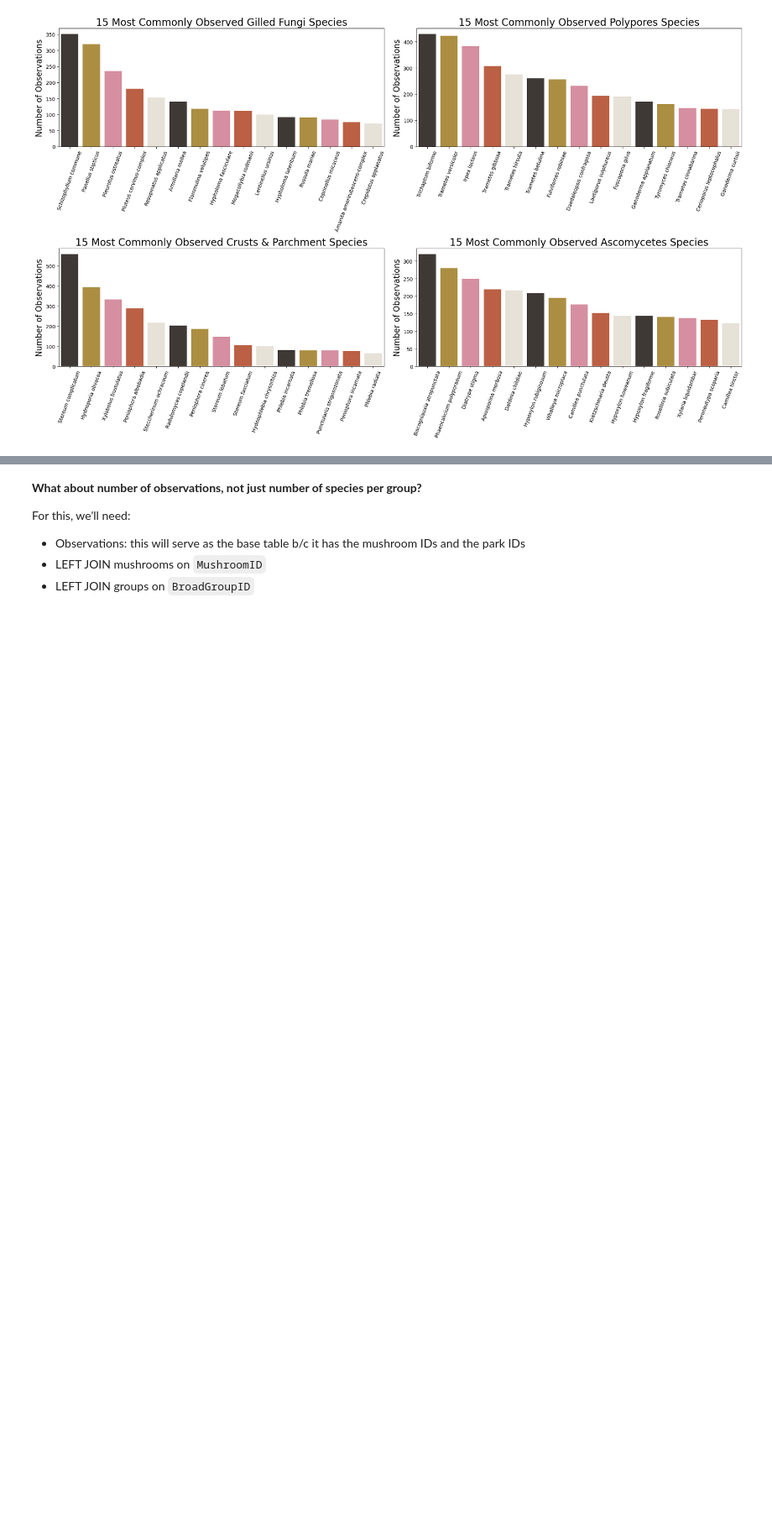
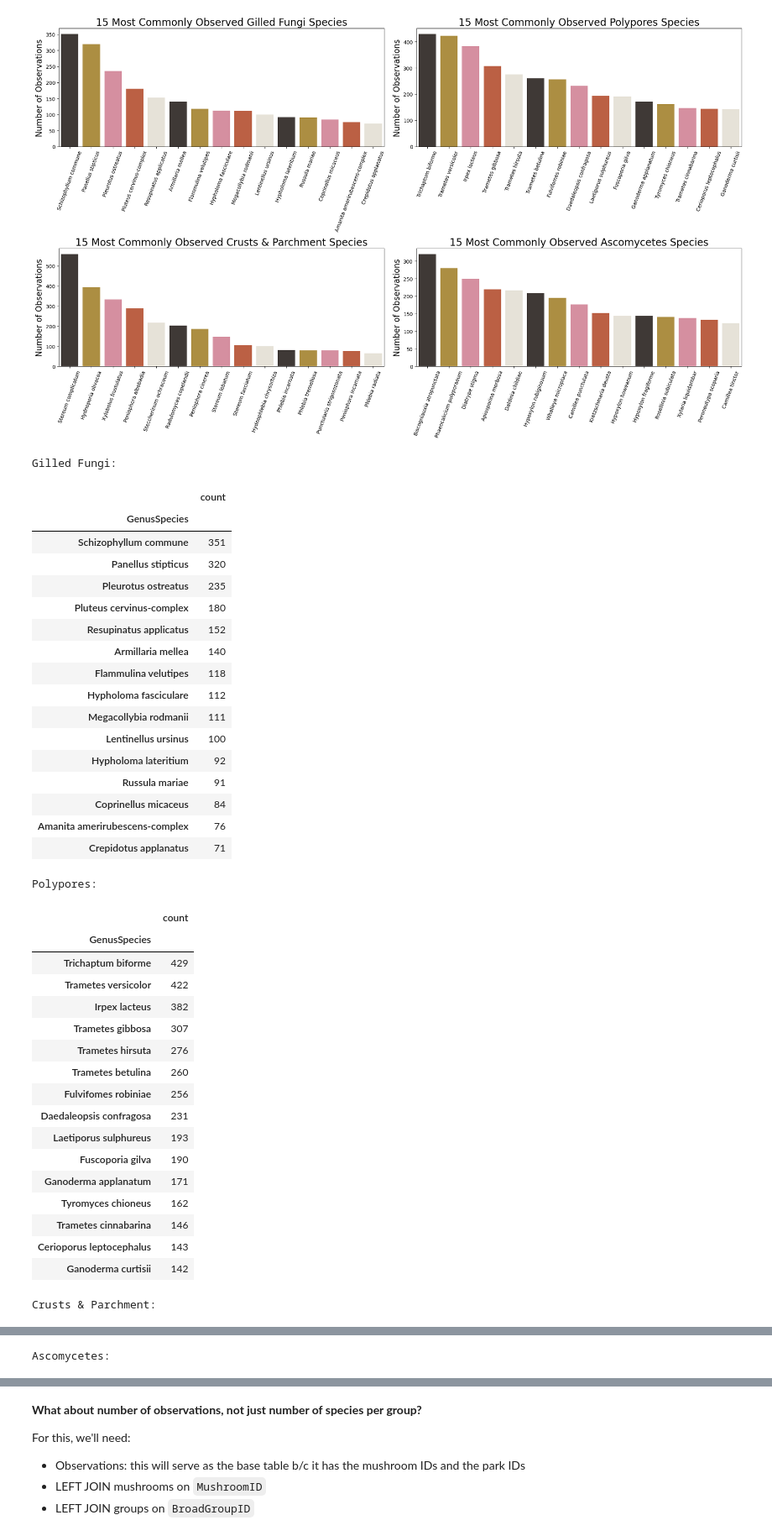
Before and after one commit to newyorkmyc/walks-list, a Jupyter notebook: common_fungi.ipynb, the cells around one changed output, grey strips where cells are left out. Shown at 84% size. Saved outputs shown, nothing was run; the diff lists cells and outputs as text; code cells hidden in the pictures; blank space fills up the shorter version.

```diff
--- a/common_fungi.ipynb
+++ b/common_fungi.ipynb
@@ -150,3 +170,47 @@ plt.savefig('./img/most_common_sp_by_broad_group.png')
 # %% [output]
 ''
 [figure]
+# %%
+for group in specific_groups:
+    print(group + ':')
+    display(pd.DataFrame(specific_group_counts
+                        .loc[specific_group_counts['BroadGroupName']==group]
+                        .GenusSpecies.value_counts().head(15)))
+# %% [output]
+Gilled Fungi:
+|  | count |
+| GenusSpecies |  |
+| Schizophyllum commune | 351 |
+| Panellus stipticus | 320 |
+| Pleurotus ostreatus | 235 |
+| Pluteus cervinus-complex | 180 |
+| Resupinatus applicatus | 152 |
+| Armillaria mellea | 140 |
+| Flammulina velutipes | 118 |
+| Hypholoma fasciculare | 112 |
+| Megacollybia rodmanii | 111 |
+| Lentinellus ursinus | 100 |
+| Hypholoma lateritium | 92 |
+| Russula mariae | 91 |
+| Coprinellus micaceus | 84 |
+| Amanita amerirubescens-complex | 76 |
+| Crepidotus applanatus | 71 |
+Polypores:
+|  | count |
+| GenusSpecies |  |
+| Trichaptum biforme | 429 |
+| Trametes versicolor | 422 |
+| Irpex lacteus | 382 |
+| Trametes gibbosa | 307 |
+| Trametes hirsuta | 276 |
+| Trametes betulina | 260 |
+| Fulvifomes robiniae | 256 |
+| Daedaleopsis confragosa | 231 |
+| Laetiporus sulphureus | 193 |
+| Fuscoporia gilva | 190 |
+| Ganoderma applanatum | 171 |
+| Tyromyces chioneus | 162 |
+| Trametes cinnabarina | 146 |
+| Cerioporus leptocephalus | 143 |
+| Ganoderma curtisii | 142 |
+Crusts & Parchment:
@@ -152,0 +234 @@ plt.savefig('./img/most_common_sp_by_broad_group.png')
+Ascomycetes:
```
Also changed, not shown: parts of 3 cells of this notebook, 2 other files.
